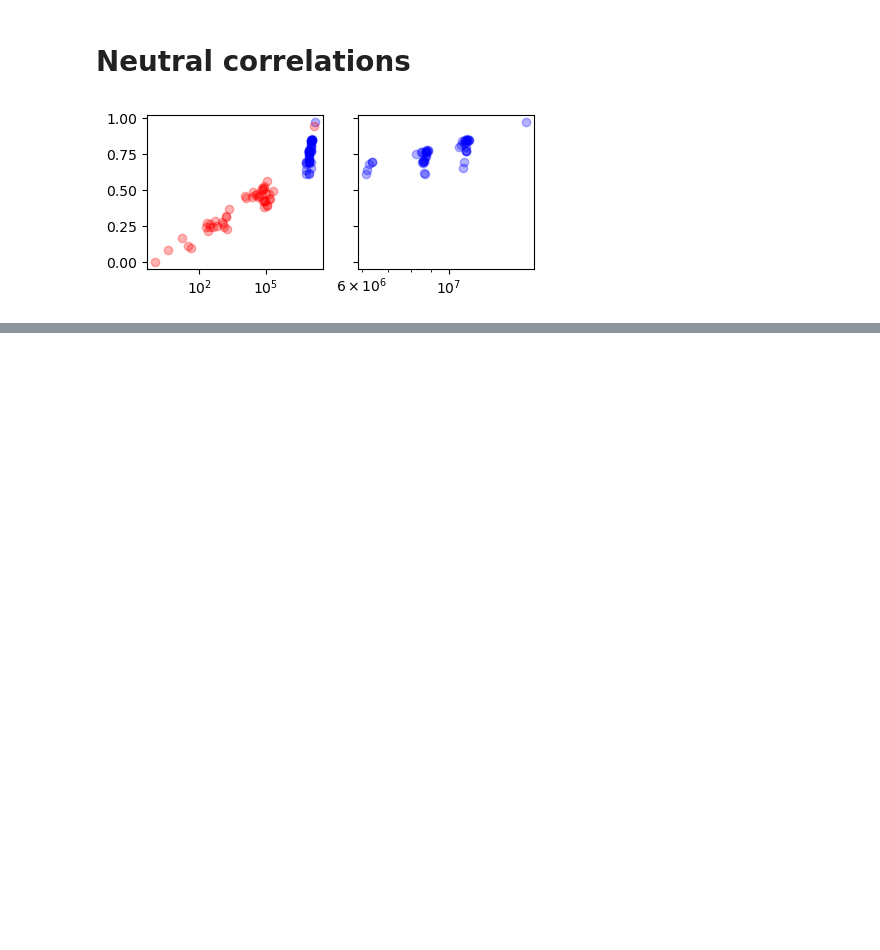
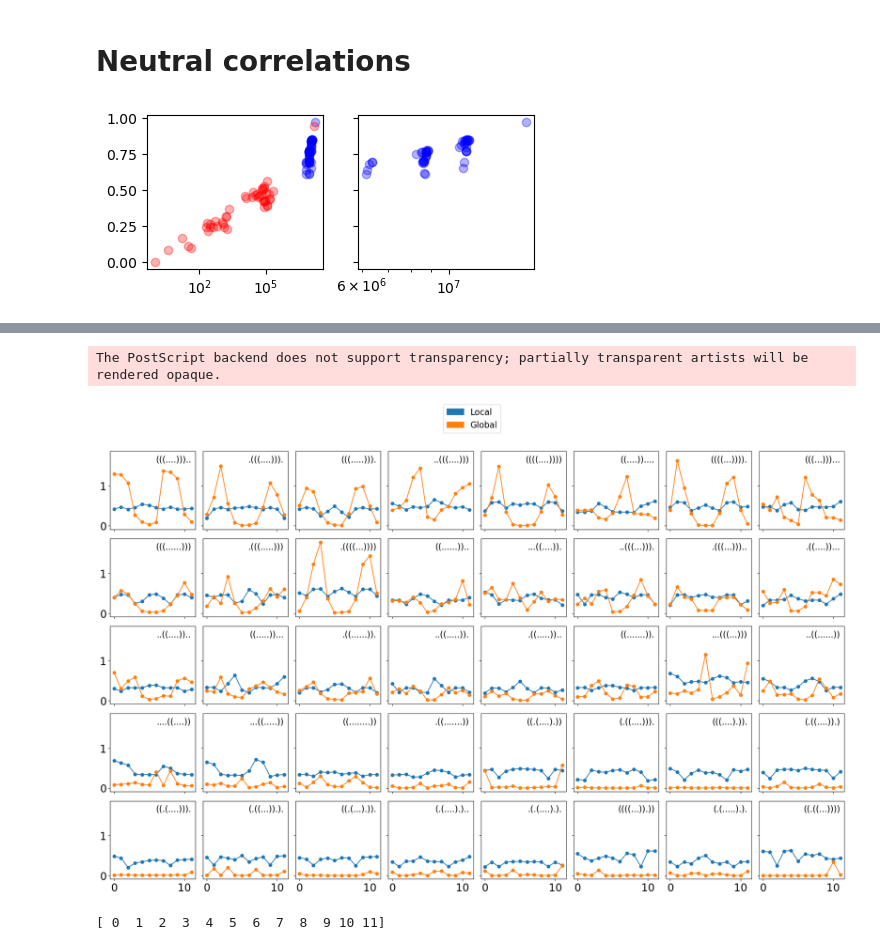
Before and after one commit to paulagrcg/phenodistance, a Jupyter notebook: plots/plotsnotebook.ipynb, the cells around one changed output, grey strips where cells are left out. Saved outputs shown, nothing was run; the diff lists cells and outputs as text; code cells hidden in the pictures; blank space fills up the shorter version.

Commit message:
site analysis

```diff
--- a/plots/plotsnotebook.ipynb
+++ b/plots/plotsnotebook.ipynb
@@ -256,0 +261,8 @@ ax[1].set_xscale('log')
+# %%
+import pickle
+with open("../data/hamming_local_D_PD_site.pkl","rb") as f:
+    hamming_local_site = pickle.load(f)
+with open("../data/edge_hamming_local_D_PD_site.pkl","rb") as f:
+    edgeD = pickle.load(f)
+with open("../data/hamming_global_D_PD_site.pkl","rb") as f:
+    hamming_global_site = pickle.load(f)
@@ -256,0 +289,44 @@ ax[1].set_xscale('log')
+# %%
+from matplotlib import pyplot as plt
+import numpy as np
+import matplotlib.patches as mpatches
+
+fig, axs = plt.subplots(5, 8, figsize=(20, 12), sharex=True, sharey=True)  # 5 rows, 8 columns
+
+sites_pos = np.arange(0, L, 1)
+for i, ax in enumerate(axs.flatten()):
+    if i < len(hamming_local_site):
+        key = list(sort_neutralsets.keys())[i+1]
+        sites = [0]*L
+
+        for site,avgs in hamming_local_site[key].items():
+            sites[site] = avgs/edgeD[key][site]
+        ax.plot(sites_pos, np.array(sites), '-o')
+
+        sites = [0]*L
+
+        for site,avgs in hamming_global_site[key].items():
+            sites[site] = avgs
+        ax.plot(sites_pos, np.array(sites), '-o')
+
+
+        ax.text(0.95, 0.95, key, horizontalalignment='right', verticalalignment='top', transform=ax.transAxes, fontsize=16)
+
+        ax.tick_params(axis='both', which='major', labelsize=20)  # Set tick label size
+
+
+blue_patch = mpatches.Patch(color='C0', label='Local')
+red_patch = mpatches.Patch(color='C1', label='Global')
+fig.legend(handles=[blue_patch, red_patch], loc='upper center', bbox_to_anchor=(0.5, 1.1), fontsize=16)
+plt.tight_layout()
+plt.savefig("hamming.png", bbox_inches='tight')
+plt.savefig("hamming.eps", bbox_inches='tight')
+plt.show()
+# %% [output]
+The PostScript backend does not support transparency; partially transparent artists will be rendered opaque.
+[figure, added]
+# %%
+sites_pos = np.arange(0, L, 1)
+print(sites_pos)
+# %% [output]
+[ 0  1  2  3  4  5  6  7  8  9 10 11]
```
Also changed, not shown: parts of 2 cells of this notebook, 4 other files.
